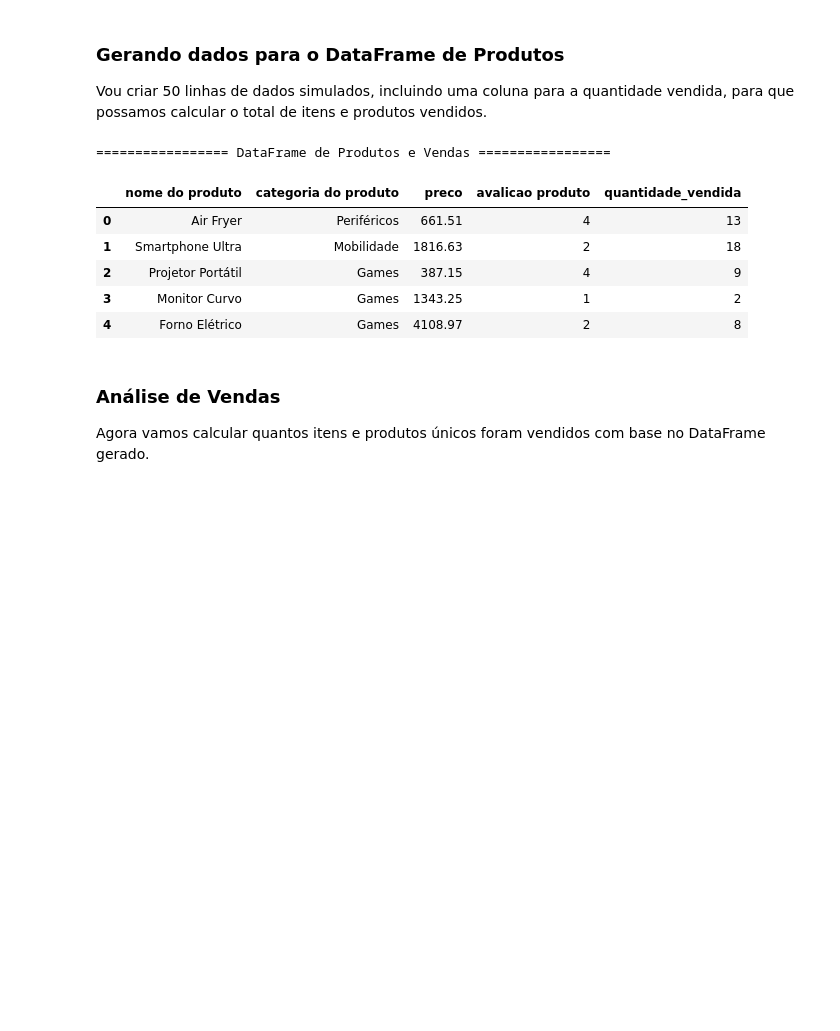
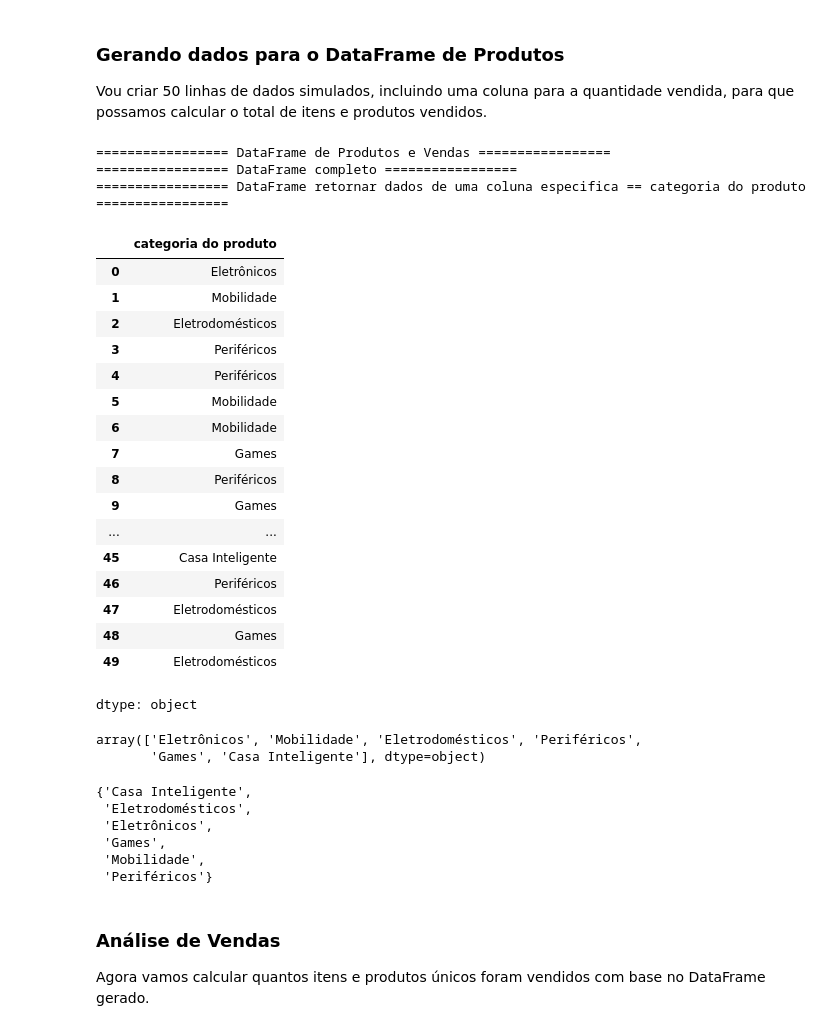
Before and after one commit to ThailanRg/ai-engineering, a Jupyter notebook: google-colab-egenieria.ipynb, the cells around one changed output. Cells and saved outputs as stored; diff of their text form; code cells hidden in the pictures; blank space fills up the shorter version.

```diff
--- a/google-colab-egenieria.ipynb
+++ b/google-colab-egenieria.ipynb
@@ -472,40 +472,70 @@ nomes_produtos = [
     'Impressora Multifuncional', 'Roteador Wi-Fi 6', 'Console de Jogos', 'Tablet Pro',
     'Caixa de Som Portátil', 'Controle Remoto Universal', 'Câmera Digital',
     'Microfone Condensador', 'Ring Light', 'HD Externo 1TB', 'SSD Portátil 500GB',
     'Pendrive USB 3.0', 'Carregador Sem Fio', 'Power Bank 20000mAh', 'Filtro de Linha',
     'Projetor Portátil', 'Óculos VR', 'Drone com Câmera', 'Kit Casa Inteligente',
     'Lâmpada Inteligente', 'Tomada Inteligente', 'Fechadura Eletrônica', 'Aspirador Robô',
     'Cafeteira Expresso', 'Air Fryer', 'Liquidificador Alta Potência', 'Robô de Cozinha',
     'Panela Elétrica', 'Batedeira Planetária', 'Forno Elétrico', 'Geladeira Smart',
     'Máquina de Lavar', 'Secadora de Roupas', 'Ferro de Passar a Vapor', 'Patinete Elétrico',
     'Bicicleta Elétrica', 'Skate Elétrico', 'Balança Inteligente', 'Massageador Elétrico',
     'Depilador Elétrico', 'Escova Elétrica', 'Máquina de Cortar Cabelo'
 ]
 
 categorias_produtos = [
     'Eletrônicos', 'Periféricos', 'Games', 'Casa Inteligente', 'Eletrodomésticos', 'Mobilidade'
 ]
 
 data_simulada = {
     'nome do produto': np.random.choice(nomes_produtos, 50),
     'categoria do produto': np.random.choice(categorias_produtos, 50),
     'preco': np.round(np.random.uniform(50, 5000, 50), 2),
     'avalicao produto': np.random.randint(1, 6, 50), # Avaliação de 1 a 5
     'quantidade_vendida': np.random.randint(1, 20, 50) # Quantidade de itens vendidos por 'venda'
 }
 
 df_produtos_vendas = pd.DataFrame(data_simulada)
 
 print("================= DataFrame de Produtos e Vendas =================")
-display(df_produtos_vendas.head())
+#display(df_produtos_vendas.head())
+
+print("================= DataFrame completo =================")
+ #display(df_produtos_vendas)
+
+print("================= DataFrame retornar dados de uma coluna especifica == categoria do produto =================")
+display(df_produtos_vendas["categoria do produto"])
+display(df_produtos_vendas["categoria do produto"].unique())
+display(set(df_produtos_vendas["categoria do produto"].unique()))
 # %% [output]
 ================= DataFrame de Produtos e Vendas =================
+================= DataFrame completo =================
+================= DataFrame retornar dados de uma coluna especifica == categoria do produto =================
-|  | nome do produto | categoria do produto | preco | avalicao produto | quantidade_vendida |
-| 0 | Air Fryer | Periféricos | 661.51 | 4 | 13 |
-| 1 | Smartphone Ultra | Mobilidade | 1816.63 | 2 | 18 |
-| 2 | Projetor Portátil | Games | 387.15 | 4 | 9 |
-| 3 | Monitor Curvo | Games | 1343.25 | 1 | 2 |
-| 4 | Forno Elétrico | Games | 4108.97 | 2 | 8 |
+|  | categoria do produto |
+| 0 | Eletrônicos |
+| 1 | Mobilidade |
+| 2 | Eletrodomésticos |
+| 3 | Periféricos |
+| 4 | Periféricos |
+| 5 | Mobilidade |
+| 6 | Mobilidade |
+| 7 | Games |
+| 8 | Periféricos |
+| 9 | Games |
+| ... | ... |
+| 45 | Casa Inteligente |
+| 46 | Periféricos |
+| 47 | Eletrodomésticos |
+| 48 | Games |
+| 49 | Eletrodomésticos |
+dtype: object
+array(['Eletrônicos', 'Mobilidade', 'Eletrodomésticos', 'Periféricos',
+       'Games', 'Casa Inteligente'], dtype=object)
+{'Casa Inteligente',
+ 'Eletrodomésticos',
+ 'Eletrônicos',
+ 'Games',
+ 'Mobilidade',
+ 'Periféricos'}
 # %% [markdown]
 ### Análise de Vendas
 
```
Also changed, not shown: parts of 1 cell of this notebook.
